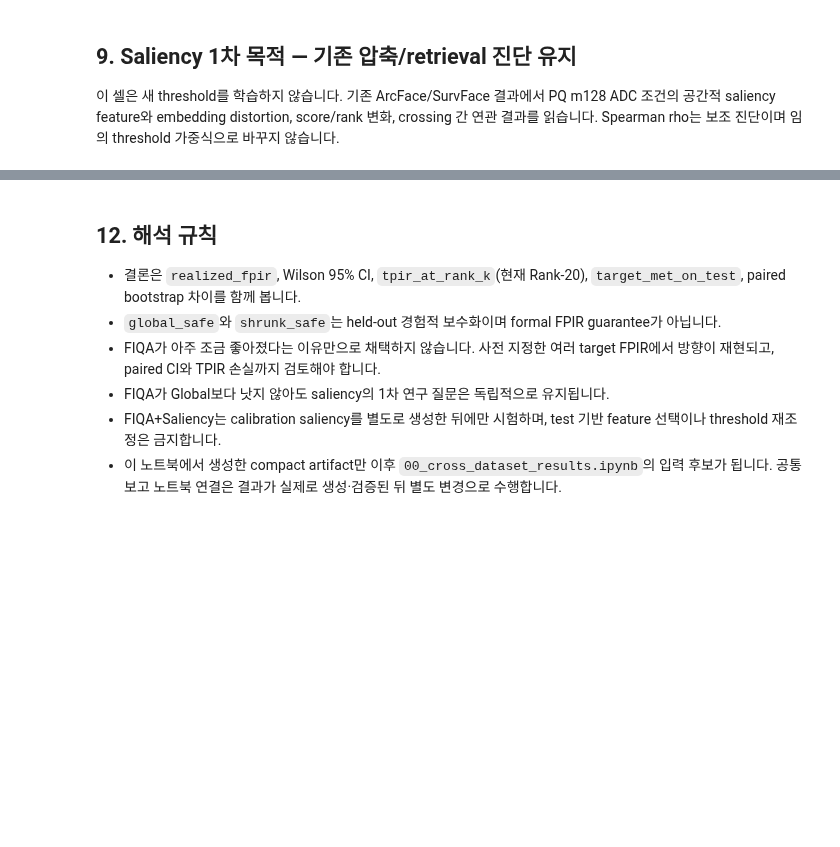
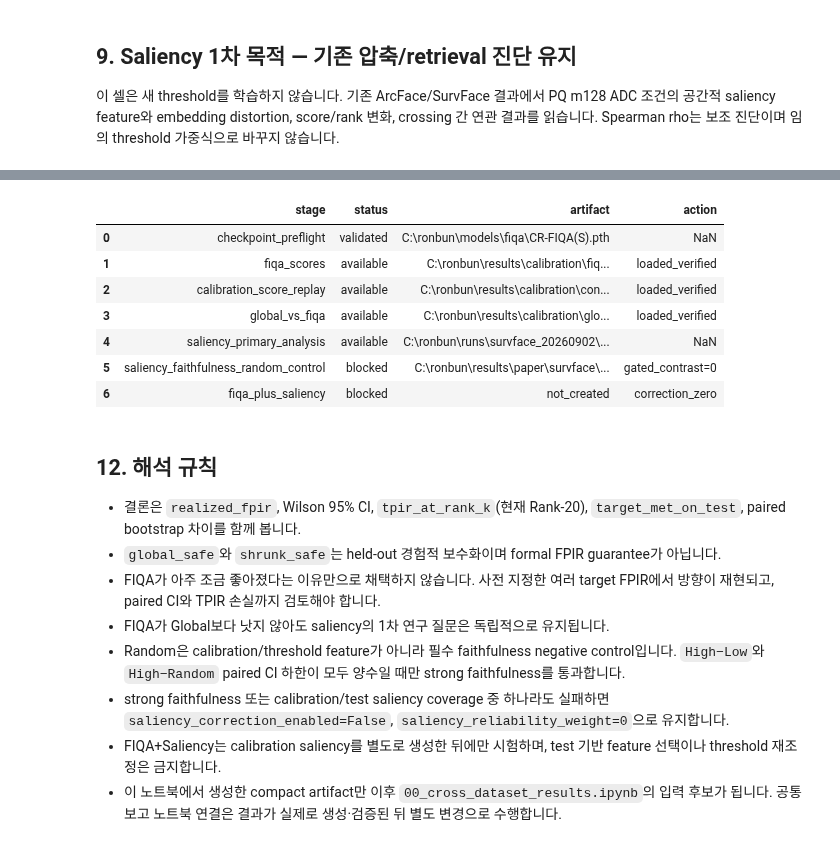
Before and after one commit to knougitrepos/ronbun, a Jupyter notebook: notebooks/calibration/00_fiqa_conditioned_threshold_calibration.ipynb, the cells around one changed output, grey strips where cells are left out. Drawn from its saved outputs; the diff is of its cells as text; code cells hidden in the pictures; blank space fills up the shorter version.

```diff
--- a/notebooks/calibration/00_fiqa_conditioned_threshold_calibration.ipynb
+++ b/notebooks/calibration/00_fiqa_conditioned_threshold_calibration.ipynb
@@ -500,19 +754,35 @@ else:
 # %%
 # 11. 현재 상태 요약 — 계산 완료와 미실행을 명확히 구분
 status_rows = [
     {'stage': 'checkpoint_preflight', 'status': 'validated', 'artifact': str(FIQA_CHECKPOINTS[FIQA_VARIANT])},
-    {'stage': 'fiqa_scores', 'status': 'available' if fiqa_artifact is not None else 'not_run', 'artifact': str(FIQA_OUTPUT_DIR)},
-    {'stage': 'calibration_score_replay', 'status': 'available' if condition_tables is not None else 'not_run', 'artifact': str(CONDITION_OUTPUT_DIR)},
-    {'stage': 'global_vs_fiqa', 'status': 'available' if comparison is not None else 'not_run', 'artifact': str(CALIBRATION_OUTPUT_DIR)},
+    {'stage': 'fiqa_scores', 'status': 'available' if fiqa_artifact is not None else 'not_run', 'action': fiqa_stage_action, 'artifact': str(FIQA_OUTPUT_DIR)},
+    {'stage': 'calibration_score_replay', 'status': 'available' if condition_tables is not None else 'not_run', 'action': condition_stage_action, 'artifact': str(CONDITION_OUTPUT_DIR)},
+    {'stage': 'global_vs_fiqa', 'status': 'available' if comparison is not None else 'not_run', 'action': calibration_stage_action, 'artifact': str(CALIBRATION_OUTPUT_DIR)},
     {'stage': 'saliency_primary_analysis', 'status': 'available' if primary_saliency_views else 'not_loaded', 'artifact': str(SOURCE_RUN_DIR / 'artifacts' / 'step2_workflow')},
     {
+        'stage': 'saliency_faithfulness_random_control',
+        'status': faithfulness_reliability.status if faithfulness_reliability is not None else 'not_checked',
+        'action': f'gated_contrast={saliency_reliability_weight:.12g}',
+        'artifact': str(faithfulness_artifacts.roots['survface']) if faithfulness_reliability is not None else 'not_loaded',
+    },
+    {
         'stage': 'fiqa_plus_saliency',
-        'status': saliency_readiness.status if saliency_readiness is not None else 'blocked_pending_calibration_saliency',
+        'status': 'ready' if saliency_correction_enabled else 'blocked',
+        'action': 'enabled' if saliency_correction_enabled else 'correction_zero',
         'artifact': 'not_created',
     },
 ]
 status_table = pd.DataFrame(status_rows)
 display(status_table)
+# %% [output]
+|  | stage | status | artifact | action |
+| 0 | checkpoint_preflight | validated | C:\ronbun\models\fiqa\CR-FIQA(S).pth | NaN |
+| 1 | fiqa_scores | available | C:\ronbun\results\calibration\fiq... | loaded_verified |
+| 2 | calibration_score_replay | available | C:\ronbun\results\calibration\con... | loaded_verified |
+| 3 | global_vs_fiqa | available | C:\ronbun\results\calibration\glo... | loaded_verified |
+| 4 | saliency_primary_analysis | available | C:\ronbun\runs\survface_20260902\... | NaN |
+| 5 | saliency_faithfulness_random_control | blocked | C:\ronbun\results\paper\survface\... | gated_contrast=0 |
+| 6 | fiqa_plus_saliency | blocked | not_created | correction_zero |
 # %% [markdown]
 ## 12. 해석 규칙
 
@@ -520,5 +790,7 @@ display(status_table)
 - `global_safe`와 `shrunk_safe`는 held-out 경험적 보수화이며 formal FPIR guarantee가 아닙니다.
 - FIQA가 아주 조금 좋아졌다는 이유만으로 채택하지 않습니다. 사전 지정한 여러 target FPIR에서 방향이 재현되고, paired CI와 TPIR 손실까지 검토해야 합니다.
 - FIQA가 Global보다 낫지 않아도 saliency의 1차 연구 질문은 독립적으로 유지됩니다.
+- Random은 calibration/threshold feature가 아니라 필수 faithfulness negative control입니다. `High−Low`와 `High−Random` paired CI 하한이 모두 양수일 때만 strong faithfulness를 통과합니다.
+- strong faithfulness 또는 calibration/test saliency coverage 중 하나라도 실패하면 `saliency_correction_enabled=False`, `saliency_reliability_weight=0`으로 유지합니다.
 - FIQA+Saliency는 calibration saliency를 별도로 생성한 뒤에만 시험하며, test 기반 feature 선택이나 threshold 재조정은 금지합니다.
 - 이 노트북에서 생성한 compact artifact만 이후 `00_cross_dataset_results.ipynb`의 입력 후보가 됩니다. 공통 보고 노트북 연결은 결과가 실제로 생성·검증된 뒤 별도 변경으로 수행합니다.
```
Also changed, not shown: parts of 12 cells of this notebook, 15 other files.
